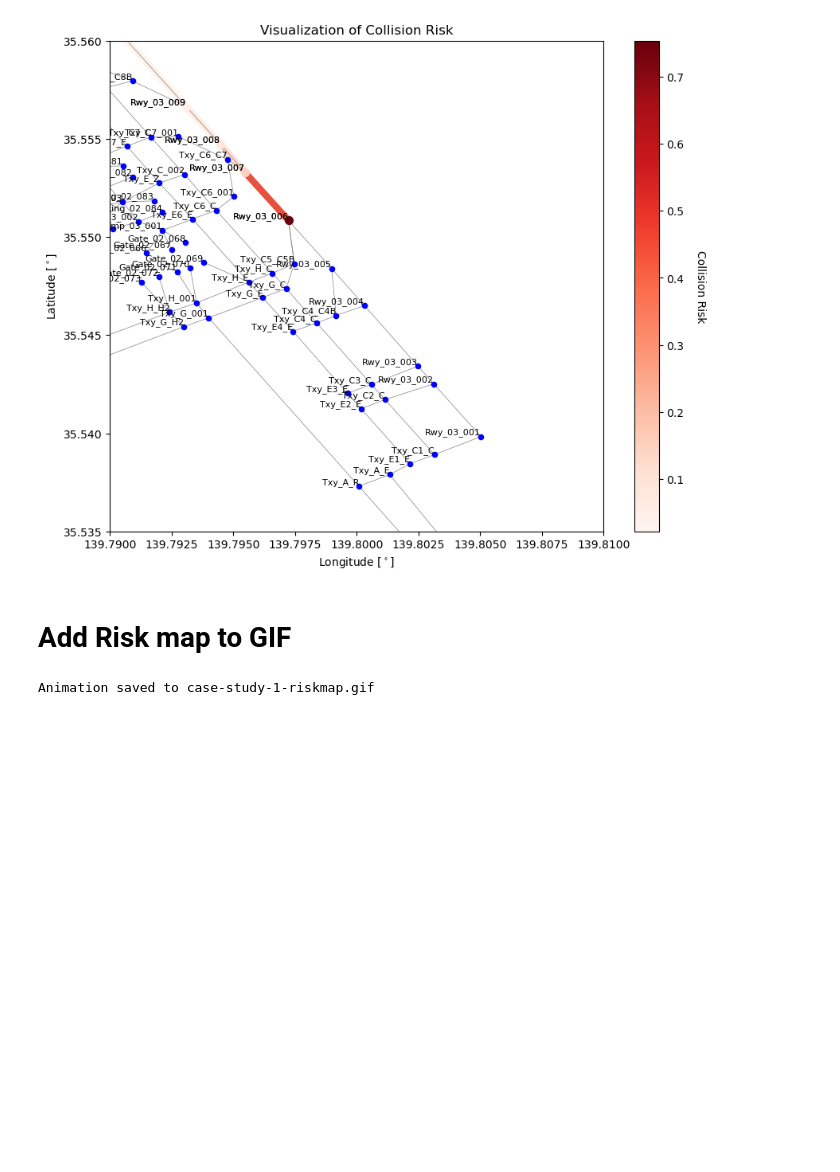
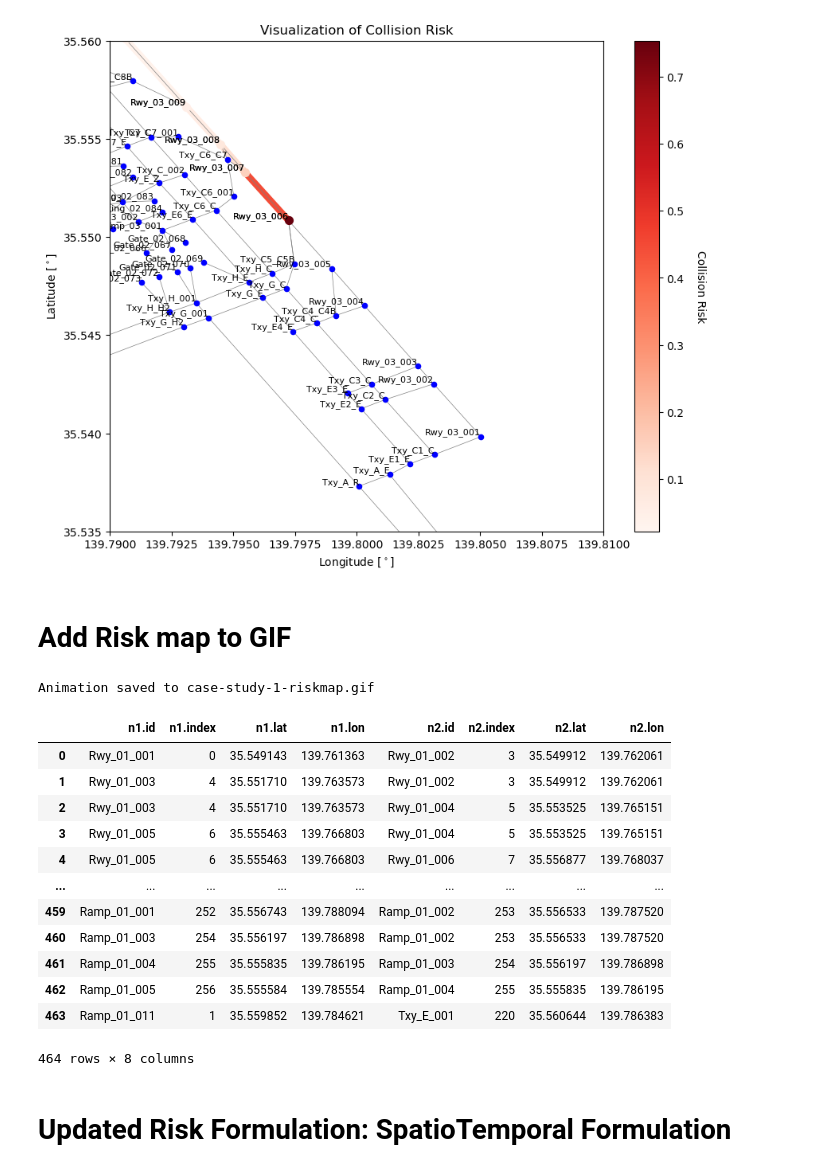
Before and after one commit to ZilD117/LGA-Analysis, a Jupyter notebook: taxigen/case_study_1_demo.ipynb, the cells around one changed output. Drawn from its saved outputs; the diff is of its cells as text; code cells hidden in the pictures; blank space fills up the shorter version.

```diff
--- a/taxigen/case_study_1_demo.ipynb
+++ b/taxigen/case_study_1_demo.ipynb
@@ -1683,3 +1683,21 @@ animate_two_aircraft(
 )
 # %% [output]
 Animation saved to case-study-1-riskmap.gif
+# %%
+linksDf
+# %% [output]
+|  | n1.id | n1.index | n1.lat | n1.lon | n2.id | n2.index | n2.lat | n2.lon |
+| 0 | Rwy_01_001 | 0 | 35.549143 | 139.761363 | Rwy_01_002 | 3 | 35.549912 | 139.762061 |
+| 1 | Rwy_01_003 | 4 | 35.551710 | 139.763573 | Rwy_01_002 | 3 | 35.549912 | 139.762061 |
+| 2 | Rwy_01_003 | 4 | 35.551710 | 139.763573 | Rwy_01_004 | 5 | 35.553525 | 139.765151 |
+| 3 | Rwy_01_005 | 6 | 35.555463 | 139.766803 | Rwy_01_004 | 5 | 35.553525 | 139.765151 |
+| 4 | Rwy_01_005 | 6 | 35.555463 | 139.766803 | Rwy_01_006 | 7 | 35.556877 | 139.768037 |
+| ... | ... | ... | ... | ... | ... | ... | ... | ... |
+| 459 | Ramp_01_001 | 252 | 35.556743 | 139.788094 | Ramp_01_002 | 253 | 35.556533 | 139.787520 |
+| 460 | Ramp_01_003 | 254 | 35.556197 | 139.786898 | Ramp_01_002 | 253 | 35.556533 | 139.787520 |
+| 461 | Ramp_01_004 | 255 | 35.555835 | 139.786195 | Ramp_01_003 | 254 | 35.556197 | 139.786898 |
+| 462 | Ramp_01_005 | 256 | 35.555584 | 139.785554 | Ramp_01_004 | 255 | 35.555835 | 139.786195 |
+| 463 | Ramp_01_011 | 1 | 35.559852 | 139.784621 | Txy_E_001 | 220 | 35.560644 | 139.786383 |
+464 rows × 8 columns
+# %% [markdown]
+# Updated Risk Formulation: SpatioTemporal Formulation
```
Also changed, not shown: parts of 1 cell of this notebook, 41 other files.
